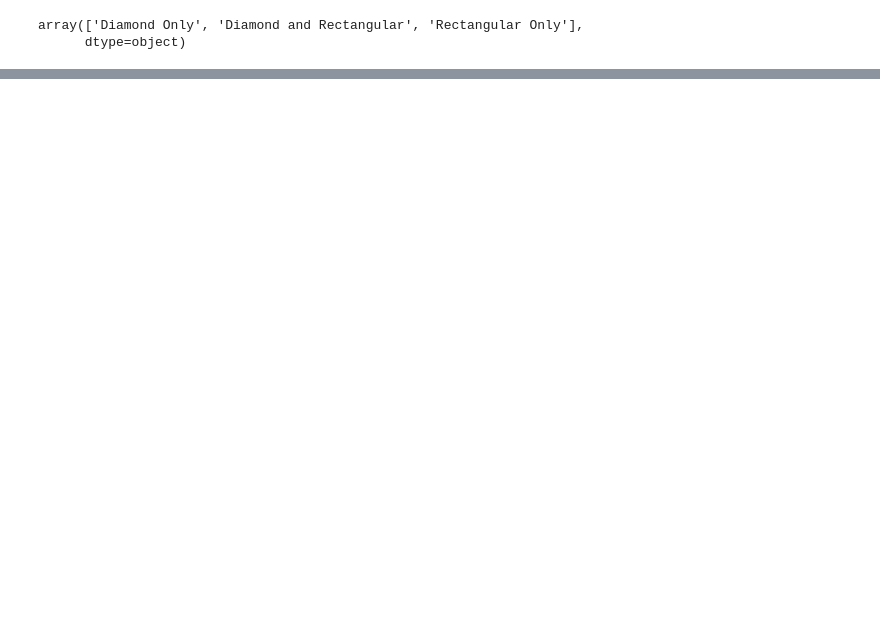
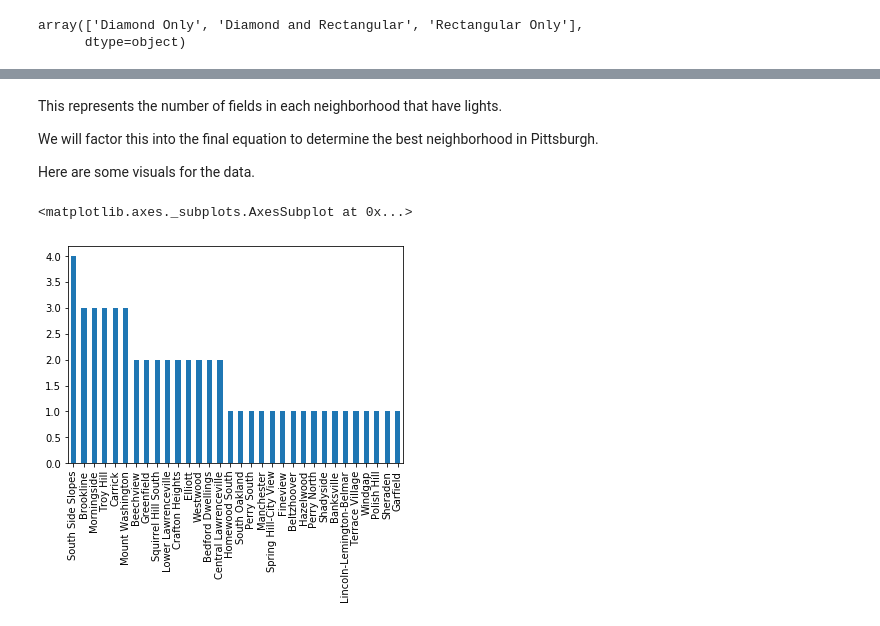
Before and after one commit to scs128/cmpinf-final-project, a Jupyter notebook: final-project.ipynb, the cells around one changed output, grey strips where cells are left out. Cells and saved outputs as stored; diff of their text form; code cells hidden in the pictures; blank space fills up the shorter version.

```diff
--- a/final-project.ipynb
+++ b/final-project.ipynb
@@ -117,0 +163,4 @@ So, how are we going to take these factors into account.
+# %%
+has_lights = playing_fields["has_lights"] == "t"
+fields_with_lights = playing_fields[has_lights]
+fields_with_lights["neighborhood"].value_counts()
@@ -117,0 +185,11 @@ So, how are we going to take these factors into account.
+# %% [markdown]
+This represents the number of fields in each neighborhood that have lights.
+
+We will factor this into the final equation to determine the best neighborhood in Pittsburgh.
+
+Here are some visuals for the data.
+# %%
+fields_with_lights["neighborhood"].value_counts().plot(kind="bar")
+# %% [output]
+<matplotlib.axes._subplots.AxesSubplot at 0x...>
+[figure, added]
```
Also changed, not shown: parts of 13 cells of this notebook.
